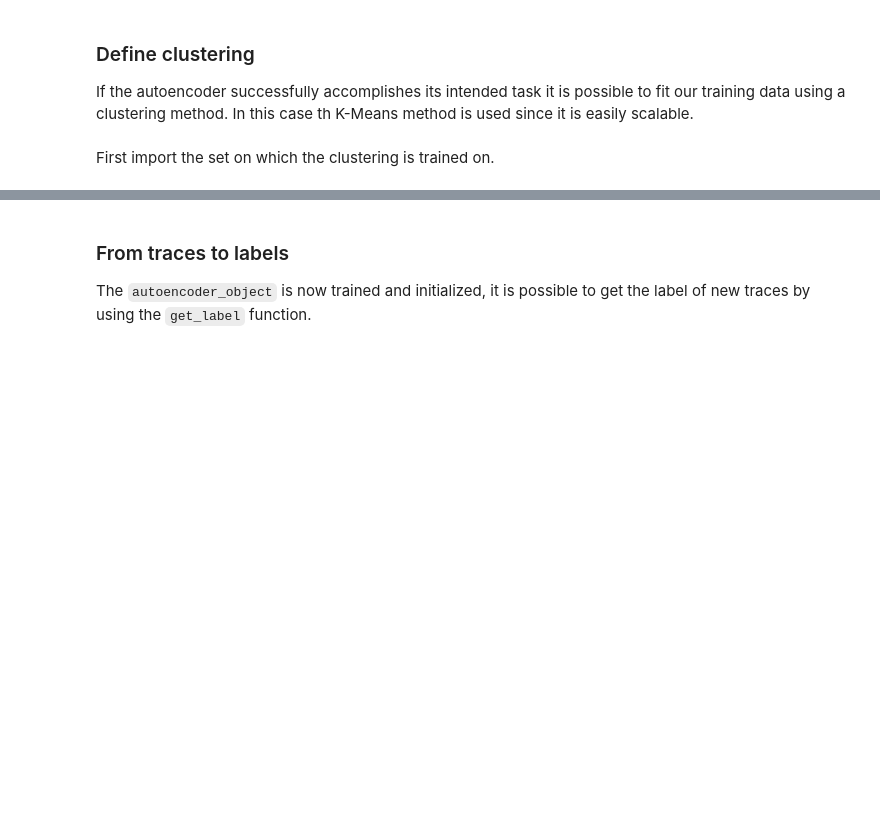
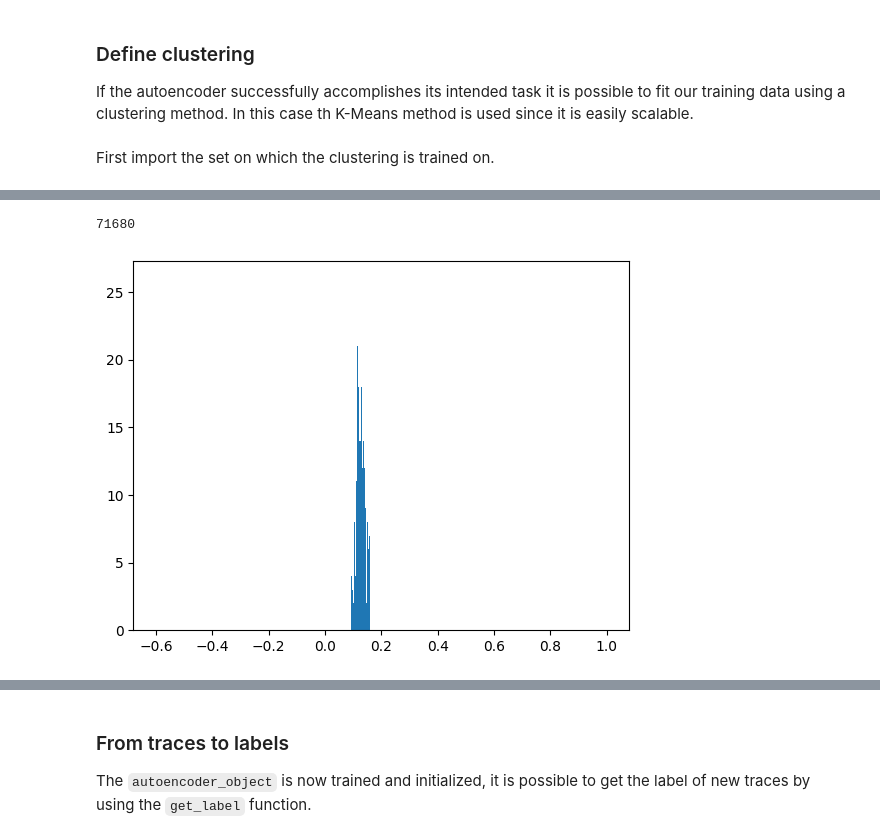
Before and after one commit to polyquantique/Photon-Number-Classification, a Jupyter notebook: src/CompletProtocol.ipynb, the cells around one changed output, grey strips where cells are left out. Cells and saved outputs as stored; diff of their text form; code cells hidden in the pictures; blank space fills up the shorter version.

```diff
--- a/src/CompletProtocol.ipynb
+++ b/src/CompletProtocol.ipynb
@@ -107,0 +87,4 @@ agm.fit(np.copy(X_train),
+# %%
+clusters_low_dim = agm.get_clusters(np.copy(X_test),
+                                    filter_input = True,
+                                    filter_threshold = 0.0005)
@@ -107,0 +93,12 @@ agm.fit(np.copy(X_train),
+# %%
+min_ = -0.6
+max_ = 1
+bins = np.linspace(min_, max_, 5000)
+len(clusters_low_dim)
+# %% [output]
+71680
+# %%
+plt.hist(clusters_low_dim[1].view(-1),bins)
+plt.show()
+# %% [output]
+[figure, added]
```
Also changed, not shown: parts of 11 cells of this notebook, 43 other files.
